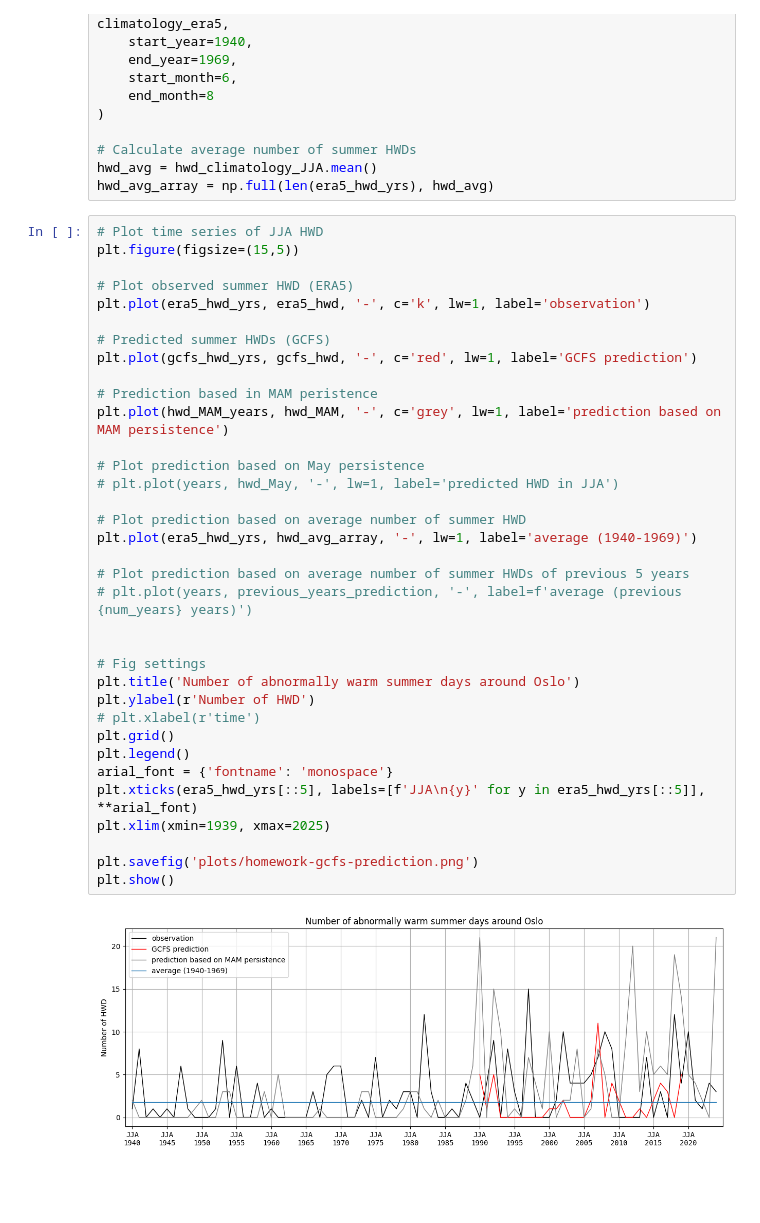
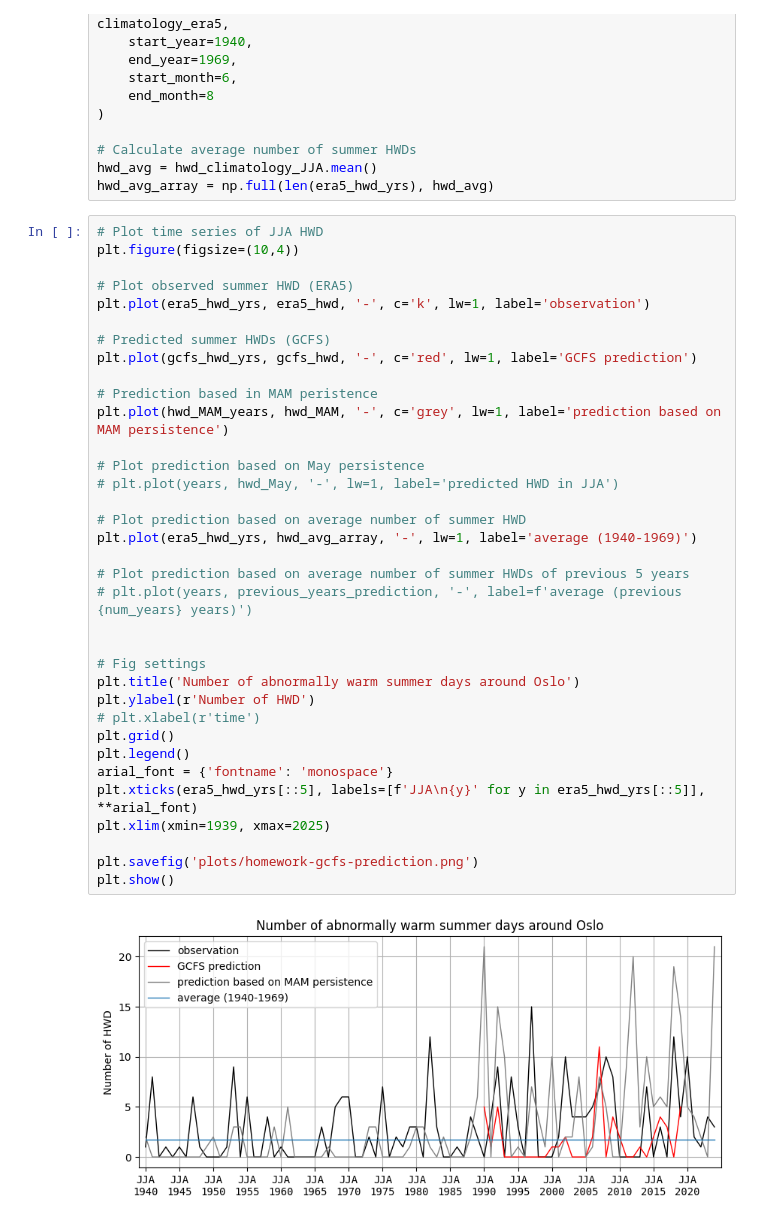
Before and after one commit to stine-fohrmann/63-741-predict-climate, a Jupyter notebook: homework-gcfs.ipynb, the cells around one changed output. Drawn from its saved outputs; the diff is of its cells as text; blank space fills up the shorter version.

```diff
--- a/homework-gcfs.ipynb
+++ b/homework-gcfs.ipynb
@@ -124,38 +124,38 @@ hwd_avg = hwd_climatology_JJA.mean()
 hwd_avg_array = np.full(len(era5_hwd_yrs), hwd_avg)
 # %%
 # Plot time series of JJA HWD
-plt.figure(figsize=(15,5))
+plt.figure(figsize=(10,4))
 
 # Plot observed summer HWD (ERA5)
 plt.plot(era5_hwd_yrs, era5_hwd, '-', c='k', lw=1, label='observation')
 
 # Predicted summer HWDs (GCFS)
 plt.plot(gcfs_hwd_yrs, gcfs_hwd, '-', c='red', lw=1, label='GCFS prediction')
 
 # Prediction based in MAM peristence
 plt.plot(hwd_MAM_years, hwd_MAM, '-', c='grey', lw=1, label='prediction based on MAM persistence')
 
 # Plot prediction based on May persistence
 # plt.plot(years, hwd_May, '-', lw=1, label='predicted HWD in JJA')
 
 # Plot prediction based on average number of summer HWD
 plt.plot(era5_hwd_yrs, hwd_avg_array, '-', lw=1, label='average (1940-1969)')
 
 # Plot prediction based on average number of summer HWDs of previous 5 years
 # plt.plot(years, previous_years_prediction, '-', label=f'average (previous {num_years} years)')
 
 
 # Fig settings
 plt.title('Number of abnormally warm summer days around Oslo')
 plt.ylabel(r'Number of HWD')
 # plt.xlabel(r'time')
 plt.grid()
 plt.legend()
 arial_font = {'fontname': 'monospace'}
 plt.xticks(era5_hwd_yrs[::5], labels=[f'JJA\n{y}' for y in era5_hwd_yrs[::5]], **arial_font)
 plt.xlim(xmin=1939, xmax=2025)
 
 plt.savefig('plots/homework-gcfs-prediction.png')
 plt.show()
 # %% [output]
-[figure, old version]
+[figure, new version]
```
Also changed, not shown: parts of 4 cells of this notebook, 4 other files.
